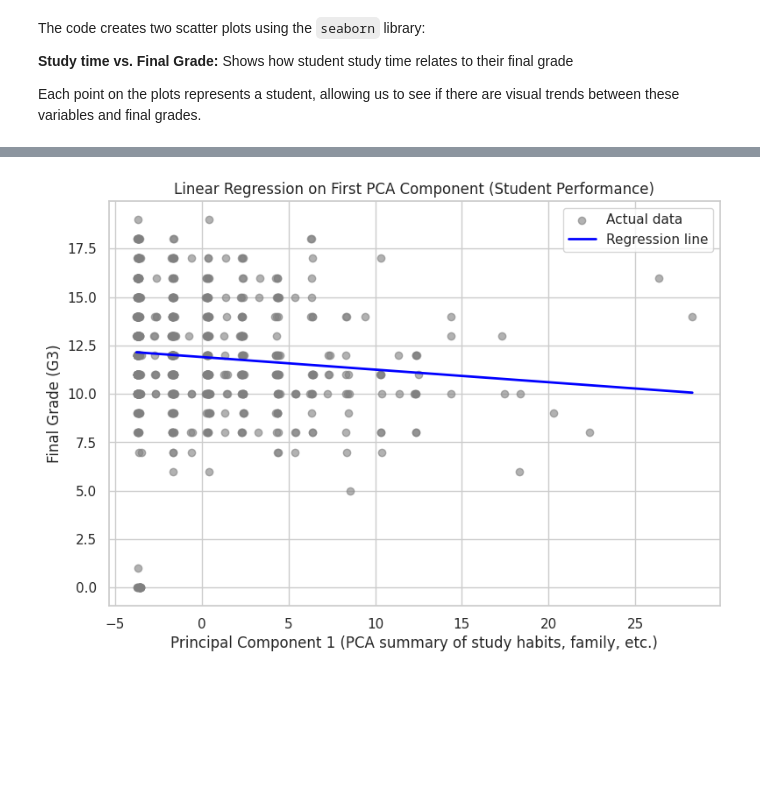
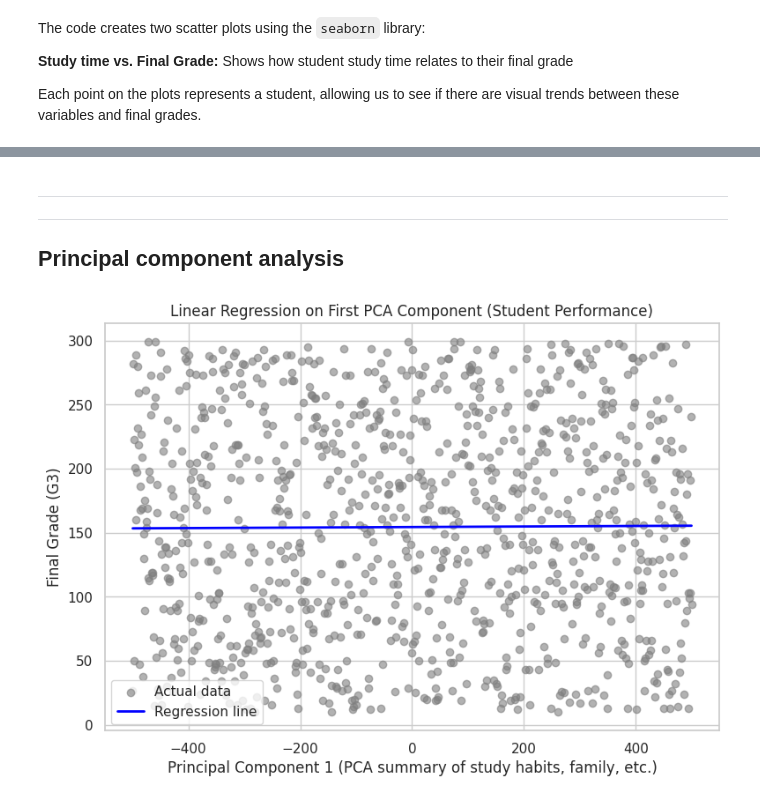
Before and after one commit to yanos84/Tutorials, a Jupyter notebook: SOCIO_TUTO.ipynb, the cells around one changed output, grey strips where cells are left out. Saved outputs shown, nothing was run; the diff lists cells and outputs as text; code cells hidden in the pictures; blank space fills up the shorter version.

```diff
--- a/SOCIO_TUTO.ipynb
+++ b/SOCIO_TUTO.ipynb
@@ -245,7 +245,7 @@ import pandas as ps
 import seaborn as sns
 import matplotlib.pyplot as plt
 
-df = ps.read_csv("student-por.csv")
+df = ps.read_csv("psy.csv")
 df.head()
 df.info()
 # %% [output]
@@ -296,0 +328,3 @@ plt.show()
+# %%
+numeric_df = df.select_dtypes(include=['number'])
+numeric_df.head()
@@ -298,12 +341,11 @@ plt.show()
 import statsmodels.api as sm
 
 # Prepare data
-df2 = df[["studytime","age","absences","famrel","G3"]].dropna()
-X = df2[["studytime","age","absences","famrel"]]
-y = df2["G3"]
+Y = numeric_df["Focus Duration (s)"]
+X = numeric_df.drop(columns=["Focus Duration (s)"])
 X = sm.add_constant(X)
 
-model = sm.OLS(y, X).fit()
+model = sm.OLS(Y, X).fit()
 print(model.summary())
 # %% [output]
                             OLS Regression Results
@@ -326,3 +389,13 @@ Notes:
+# %% [markdown]
+
+
+---
+
+
+
+---
+
+## Principal component analysis
 # %%
 import pandas as pd
 import numpy as np
@@ -331,37 +404,35 @@ from sklearn.decomposition import PCA
 from sklearn.linear_model import LinearRegression
 
 # Prepare data
-df2 = df[["studytime","age","absences","famrel","G3"]].dropna()
-X = df2[["studytime","age","absences","famrel"]]
-y = df2["G3"]
+
 
 # Apply PCA (1 component)
 pca = PCA(n_components=1)
 X_pca = pca.fit_transform(X)
 
 # Fit linear regression
 model = LinearRegression()
-model.fit(X_pca, y)
+model.fit(X_pca, Y)
 
 # Predict grades
 y_pred = model.predict(X_pca)
 
 # Sort points for smooth plotting
 order = np.argsort(X_pca[:,0])
 X_sorted = X_pca[order,0]
-y_sorted = y[order]
+y_sorted = Y[order]
 y_pred_sorted = y_pred[order]
 
 # --- Plot ---
 plt.figure(figsize=(9,6))
-plt.scatter(X_pca, y, color='gray', alpha=0.6, label='Actual data')
+plt.scatter(X_pca, Y, color='gray', alpha=0.6, label='Actual data')
 plt.plot(X_sorted, y_pred_sorted, color='blue', linewidth=2, label='Regression line')
 
 plt.xlabel("Principal Component 1 (PCA summary of study habits, family, etc.)")
 plt.ylabel("Final Grade (G3)")
 plt.title("Linear Regression on First PCA Component (Student Performance)")
 plt.legend()
 plt.grid(True)
 plt.show()
 # %% [output]
-[figure, old version]
+[figure, new version]
```
Also changed, not shown: parts of 14 cells of this notebook.
